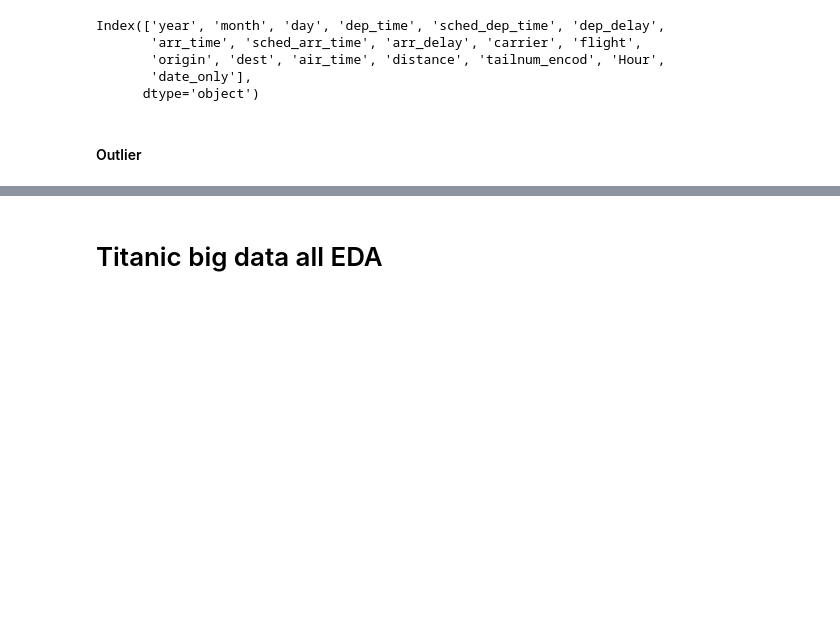
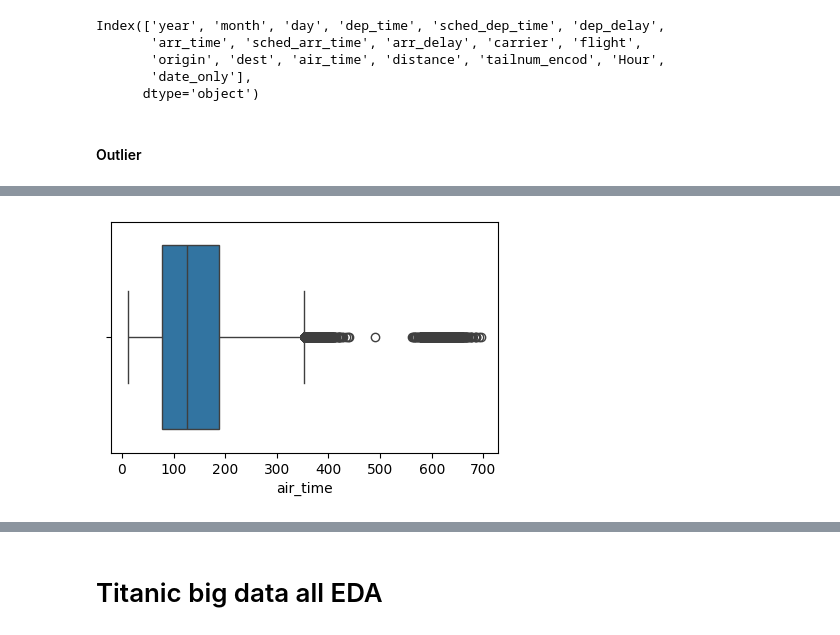
Before and after one commit to UtkarshaChoudhary/Exploratory-Data-Analysis, a Jupyter notebook: all EDA process on flight data.ipynb, the cells around one changed output, grey strips where cells are left out. Drawn from its saved outputs; the diff is of its cells as text; code cells hidden in the pictures; blank space fills up the shorter version.

```diff
--- a/all EDA process on flight data.ipynb
+++ b/all EDA process on flight data.ipynb
@@ -357,0 +373,6 @@ plt.show()
+# %%
+plt.figure(figsize=(5,3))
+sns.boxplot(x="air_time",data=flight_new)
+plt.show()
+# %% [output]
+[figure, added]
```
Also changed, not shown: parts of 6 cells of this notebook.
